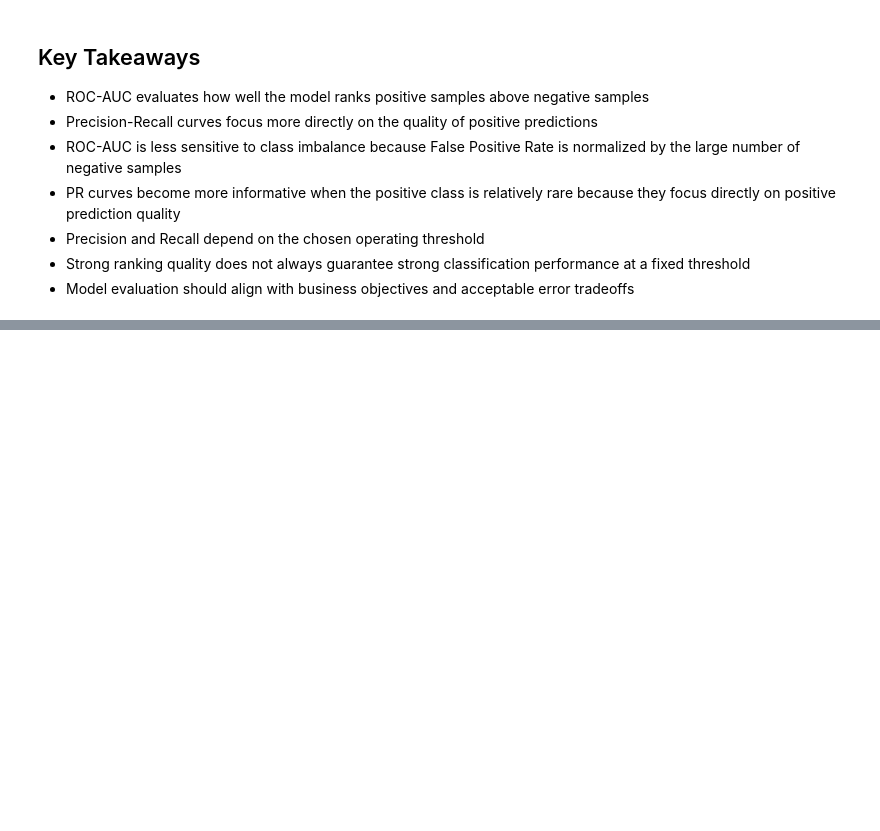
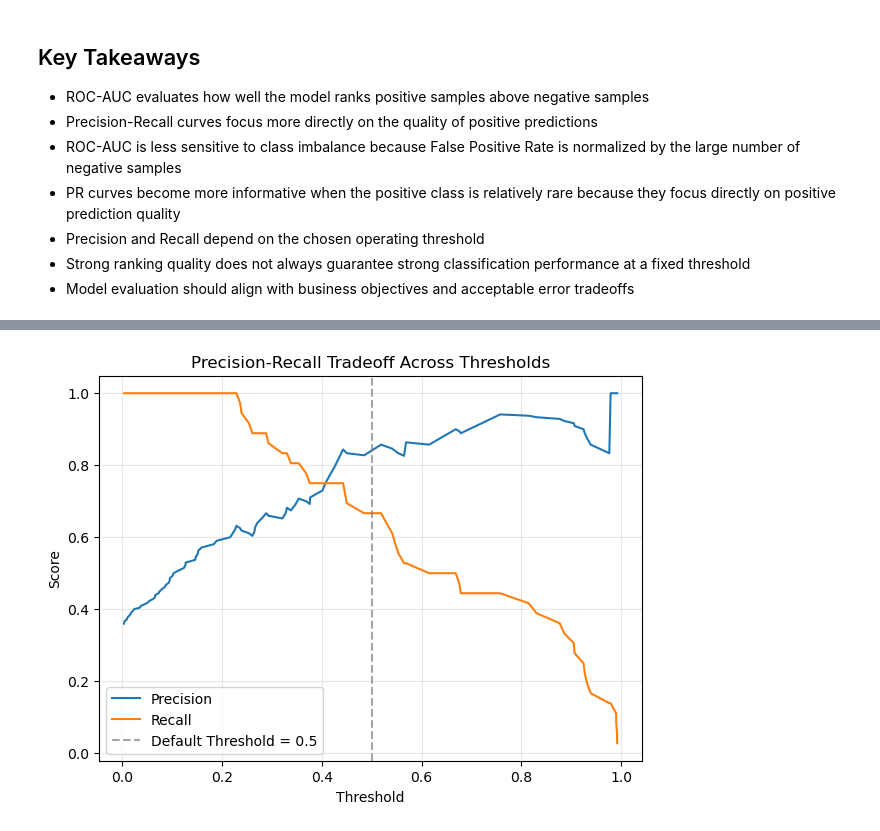
Before and after one commit to AmishaTiwari/ml-model-playbook, a Jupyter notebook: evaluation_metrics/evaluation_metrics.ipynb, the cells around one changed output, grey strips where cells are left out. Drawn from its saved outputs; the diff is of its cells as text; code cells hidden in the pictures; blank space fills up the shorter version.

Commit message:
Add threshold tuning and business tradeoff analysis

```diff
--- a/evaluation_metrics/evaluation_metrics.ipynb
+++ b/evaluation_metrics/evaluation_metrics.ipynb
@@ -375,0 +455,38 @@ plt.show()
+# %%
+# Compute precision, recall, and thresholds
+precision, recall, thresholds = precision_recall_curve(y_test, y_prob)
+
+# Plot Precision and Recall vs Threshold
+fig, ax = plt.subplots(figsize=(7, 5))
+
+ax.plot(
+    thresholds,
+    precision[:-1],
+    label="Precision"
+)
+
+ax.plot(
+    thresholds,
+    recall[:-1],
+    label="Recall"
+)
+
+# Default threshold reference
+ax.axvline(
+    x=0.5,
+    linestyle="--",
+    color="gray",
+    alpha=0.7,
+    label="Default Threshold = 0.5"
+)
+
+ax.set_title("Precision-Recall Tradeoff Across Thresholds")
+ax.set_xlabel("Threshold")
+ax.set_ylabel("Score")
+
+ax.grid(alpha=0.3)
+ax.legend()
+
+plt.show()
+# %% [output]
+[figure, added]
```
Also changed, not shown: parts of 17 cells of this notebook.
